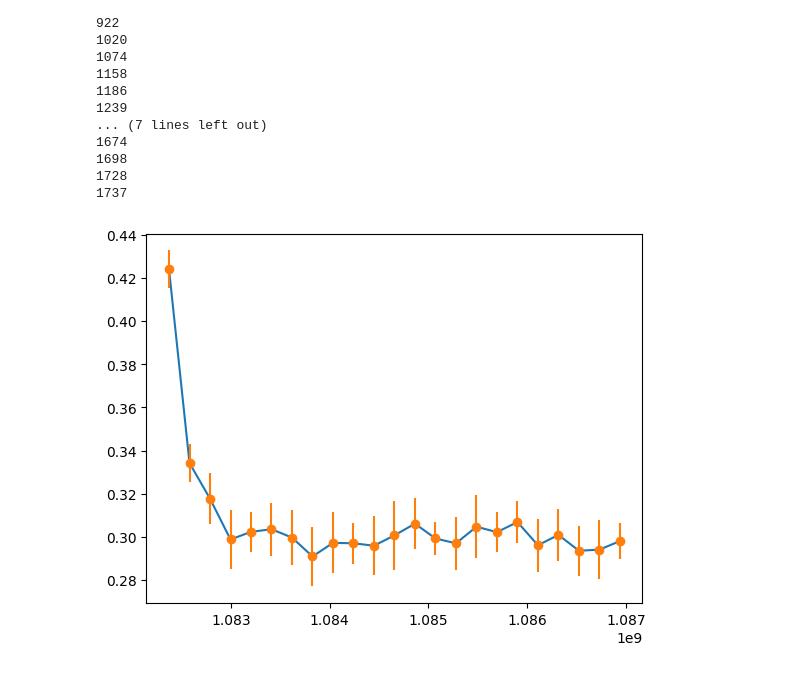
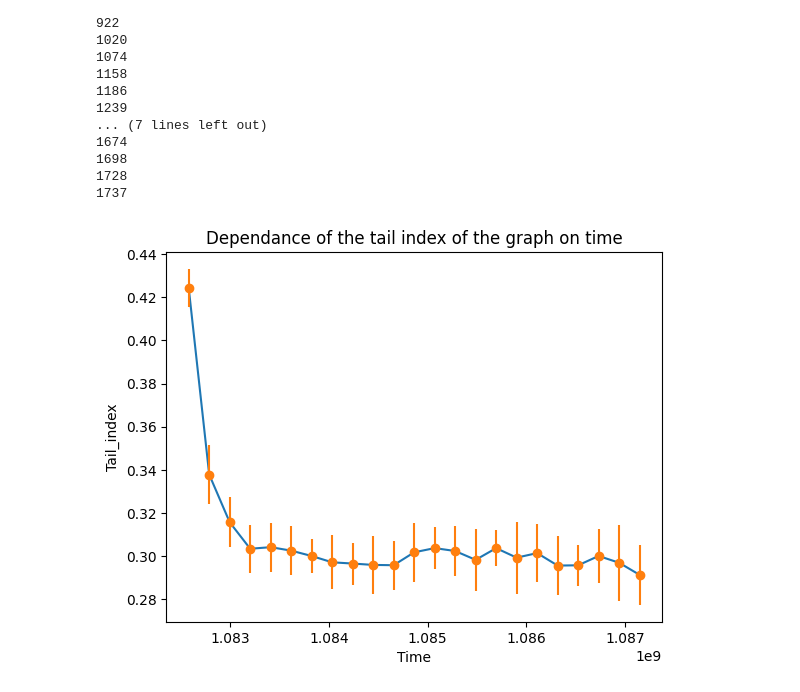
Before and after one commit to Mikhaelyes/Diploma, a Jupyter notebook: Diploma.ipynb, the cells around one changed output. Cells and saved outputs as stored; diff of their text form; code cells hidden in the pictures.

Commit message:
Start of writing

```diff
--- a/Diploma.ipynb
+++ b/Diploma.ipynb
@@ -388,3 +404,6 @@ data.rename(columns = {'730':'Source', '730.1':'Target', '1080090715.0':'Time_st
            , inplace = True )
 # %%
 comm = nx.community.louvain_communities(G, seed=123)
+# %%
+for i in range(len(comm)):
+    print(i, len(comm[i]))
@@ -489,7 +512,7 @@ def value_index_time(data_vt, time):
     list_time_std = []
 
     G1 = nx.Graph()
-    for i in range(1, len(time)):
+    for i in range(0, len(time)):
         G1.clear()
         df_iter = data_vt[data_vt['Time_start'] < time[i]]
 
@@ -511,12 +534,17 @@ Time_start = int(data['Time_start'].min())
 Time_stop = int(data['Time_start'].max())
 step = (Time_stop - Time_start) / 90
 time_list = []
-for i in range(11, 35):
+num_nodes = []
+
+for i in range(12, 35):
     time_list.append(Time_start + i * step)
+    num_nodes.append(((data[data['Time_start'] < Time_start + i * step])['Source'].unique()).size)
+
 
 print(Time_start)
 print(Time_stop)
 print(time_list)
+print(num_nodes)
 # %% [output]
 1080090740
 1098769942
@@ -543,8 +572,12 @@ list_val, list_std = value_index_time(data, time_list)
 1737
 # %%
 #plt.plot(time_list[:-1], list_val)
-plt.plot(time_list[:-1], list_val)
-plt.errorbar(time_list[:-1], list_val, yerr=list_std, fmt="o")
+plt.plot(time_list, list_val)
+plt.errorbar(time_list, list_val, yerr=list_std, fmt="o")
+plt.savefig(my_path + "/Text" + '/Imagines' + '/tail_time')
+plt.xlabel('Time') #Подпись для оси х
+plt.ylabel('Tail_index') #Подпись для оси y
+plt.title('Dependance of the tail index of the graph on time') #Название
 plt.show()
 # %% [output]
-[figure, old version]
+[figure, new version]
```
Also changed, not shown: parts of 17 cells of this notebook, 3 other files.
